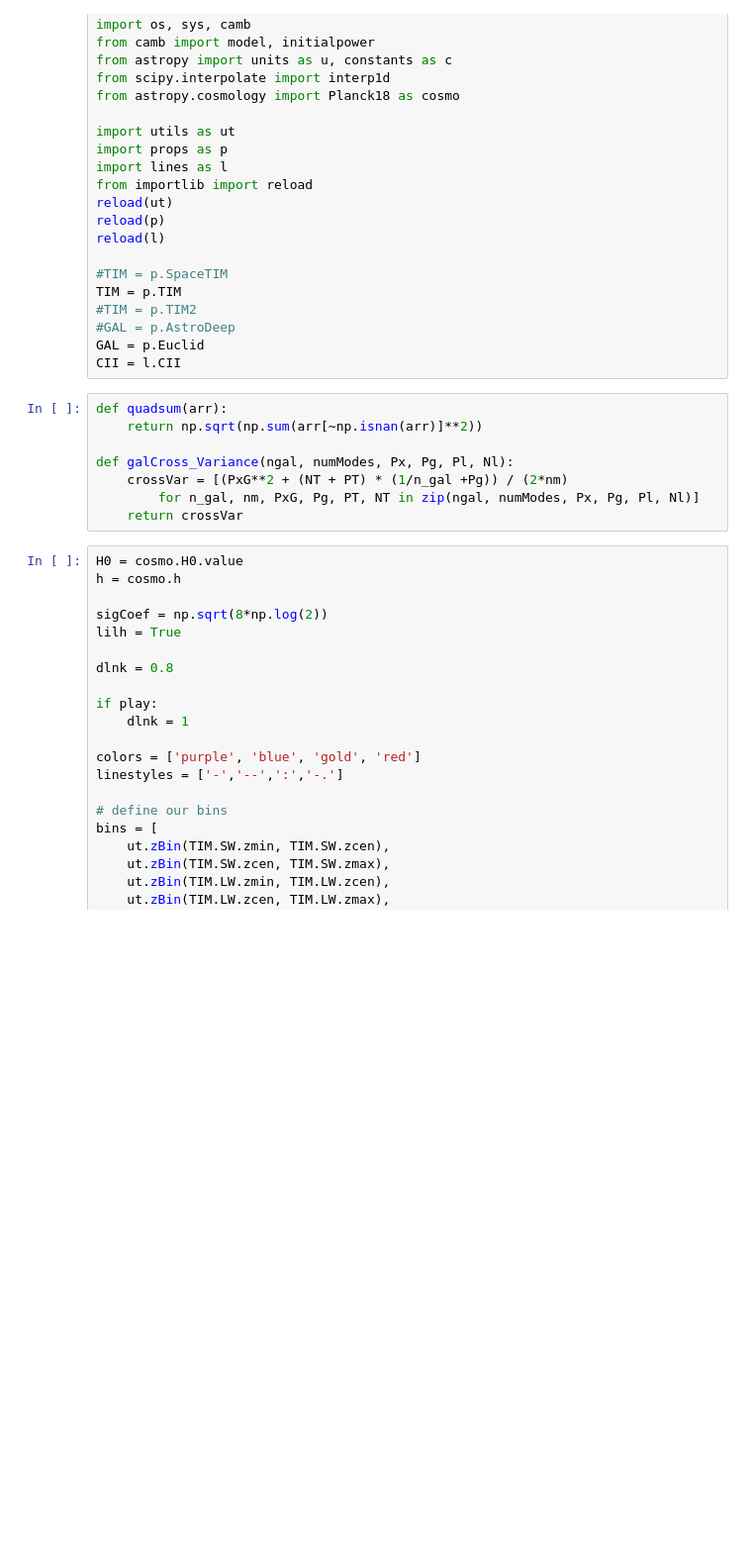
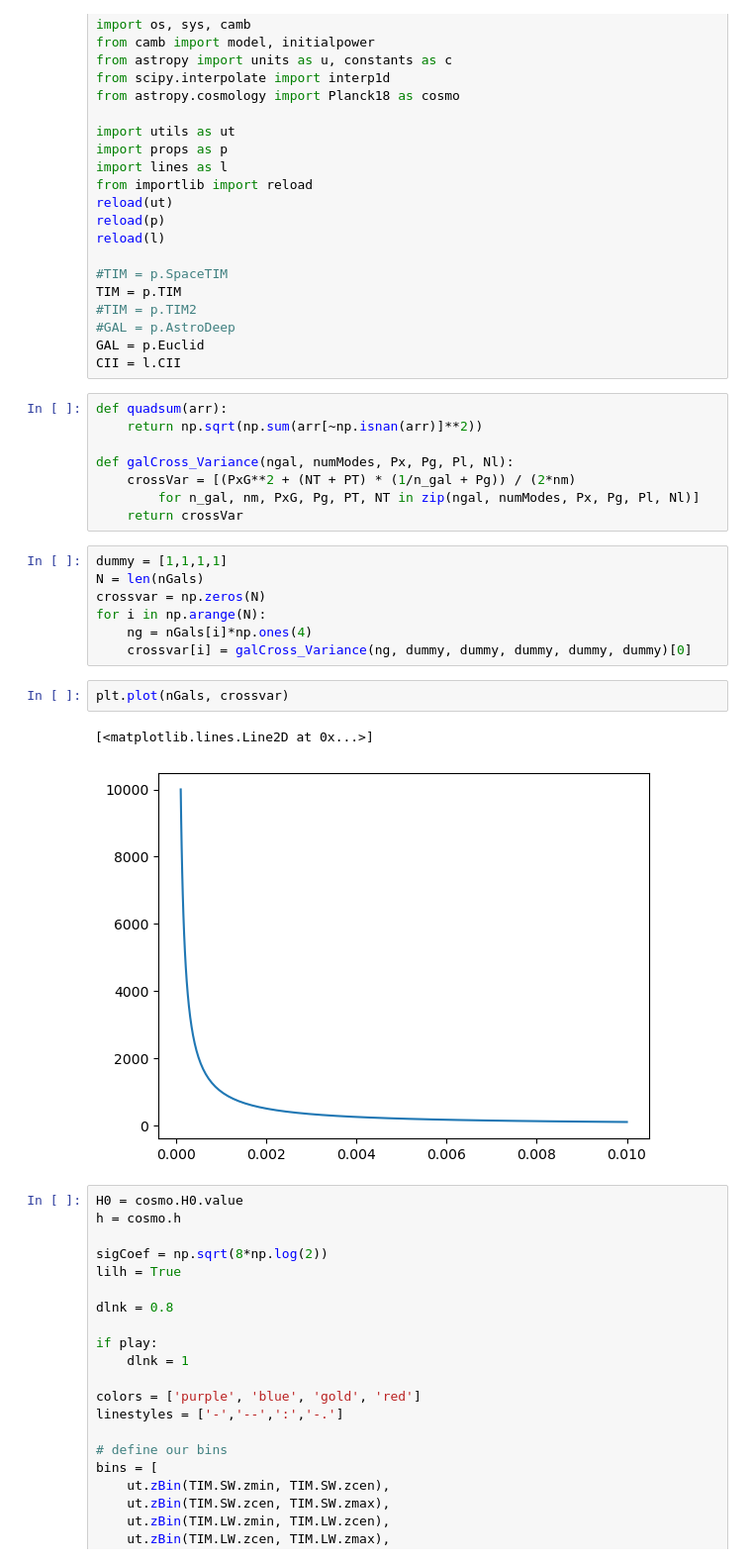
Before and after one commit to JuzzBracks/LIM, a Jupyter notebook: TIMxGal/CalcSNRContour.ipynb, the cells around one changed output. Shown: that part at 99% size. Drawn from its saved outputs; the diff is of its cells as text; blank space fills up the shorter version.

```diff
--- a/TIMxGal/CalcSNRContour.ipynb
+++ b/TIMxGal/CalcSNRContour.ipynb
@@ -29,9 +29,21 @@ def quadsum(arr):
     return np.sqrt(np.sum(arr[~np.isnan(arr)]**2))
 
 def galCross_Variance(ngal, numModes, Px, Pg, Pl, Nl):
-    crossVar = [(PxG**2 + (NT + PT) * (1/n_gal +Pg)) / (2*nm)
+    crossVar = [(PxG**2 + (NT + PT) * (1/n_gal + Pg)) / (2*nm)
         for n_gal, nm, PxG, Pg, PT, NT in zip(ngal, numModes, Px, Pg, Pl, Nl)]
     return crossVar
+# %%
+dummy = [1,1,1,1]
+N = len(nGals)
+crossvar = np.zeros(N)
+for i in np.arange(N):
+    ng = nGals[i]*np.ones(4)
+    crossvar[i] = galCross_Variance(ng, dummy, dummy, dummy, dummy, dummy)[0]
+# %%
+plt.plot(nGals, crossvar)
+# %% [output]
+[<matplotlib.lines.Line2D at 0x...>]
+[figure, added]
 # %%
 H0 = cosmo.H0.value
 h = cosmo.h
```
Also changed, not shown: parts of 10 cells of this notebook.
